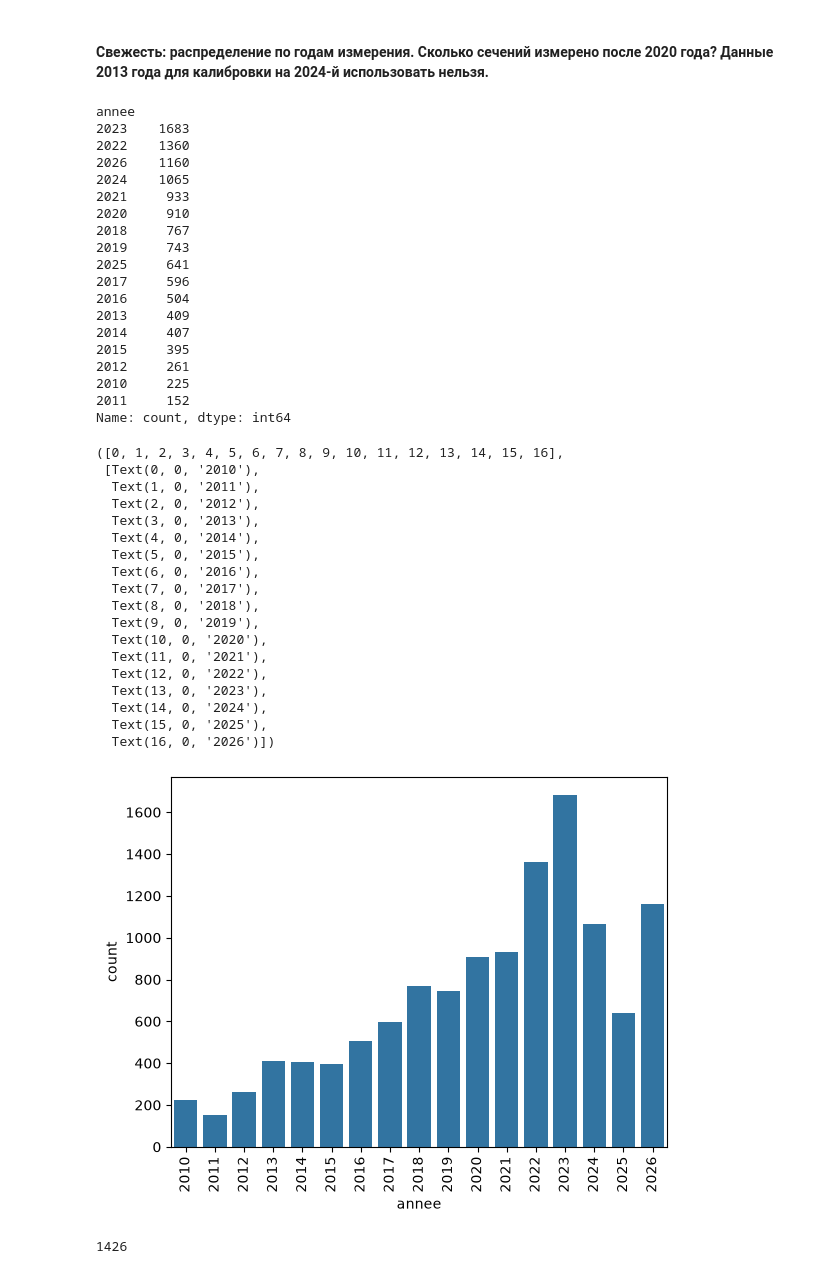
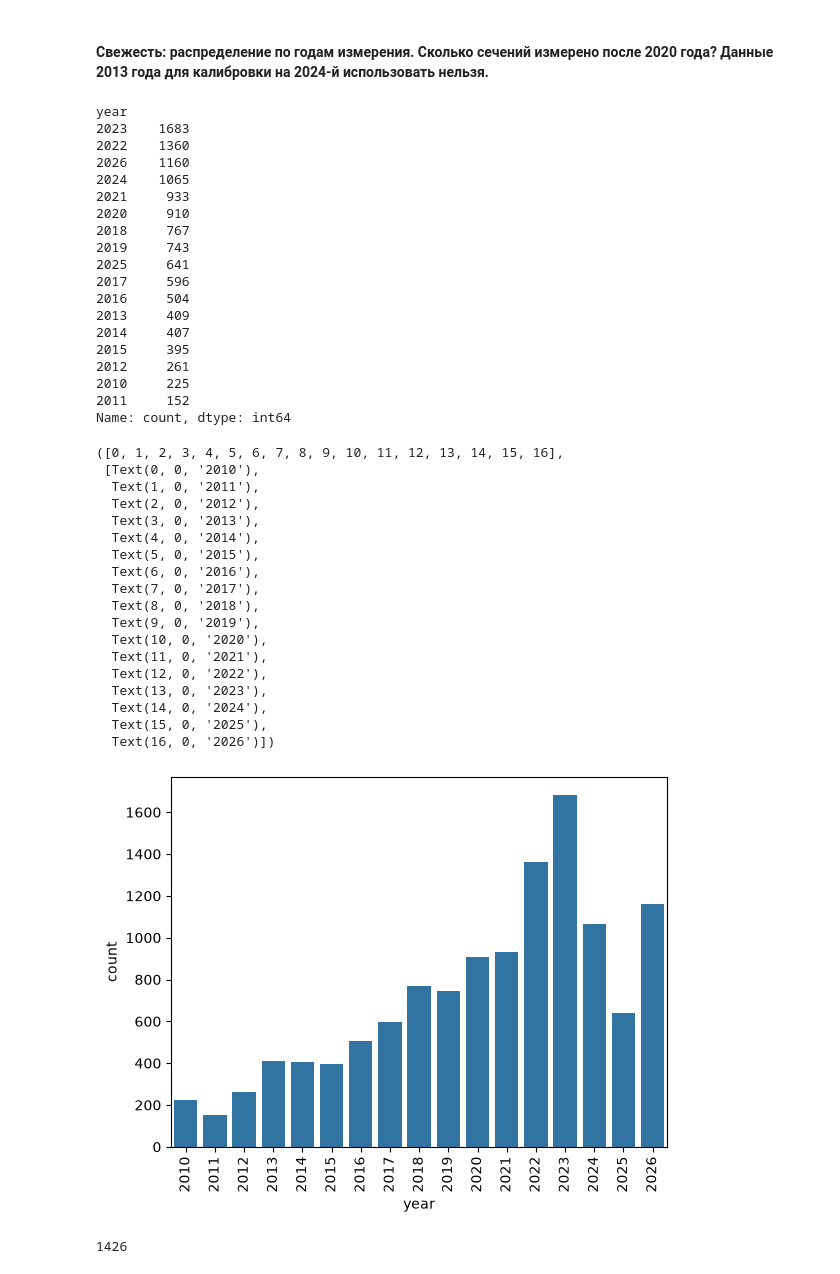
Before and after one commit to Artyom112/matsim-analysis, a Jupyter notebook: data_audit.ipynb, the cells around one changed output. Drawn from its saved outputs; the diff is of its cells as text; code cells hidden in the pictures.

```diff
--- a/data_audit.ipynb
+++ b/data_audit.ipynb
@@ -168,9 +399,9 @@ np.int64(0)
 # %% [markdown]
 #### Свежесть: распределение по годам измерения. Сколько сечений измерено после 2020 года? Данные 2013 года для калибровки на 2024-й использовать нельзя.
 # %%
-data["annee"].value_counts()
+data["year"].value_counts()
 # %% [output]
-annee
+year
 2023    1683
 2022    1360
 2026    1160
@@ -191,26 +422,26 @@ annee
 Name: count, dtype: int64
 # %%
 plt.figure()
-sns.countplot(data=data, x="annee")
+sns.countplot(data=data, x="year")
 plt.xticks(rotation=90)
 # %% [output]
 ([0, 1, 2, 3, 4, 5, 6, 7, 8, 9, 10, 11, 12, 13, 14, 15, 16],
  [Text(0, 0, '2010'),
   Text(1, 0, '2011'),
   Text(2, 0, '2012'),
   Text(3, 0, '2013'),
   Text(4, 0, '2014'),
   Text(5, 0, '2015'),
   Text(6, 0, '2016'),
   Text(7, 0, '2017'),
   Text(8, 0, '2018'),
   Text(9, 0, '2019'),
   Text(10, 0, '2020'),
   Text(11, 0, '2021'),
   Text(12, 0, '2022'),
   Text(13, 0, '2023'),
   Text(14, 0, '2024'),
   Text(15, 0, '2025'),
   Text(16, 0, '2026')])
-[figure, old version]
+[figure, new version]
 # %%
```
Also changed, not shown: parts of 28 cells of this notebook.
